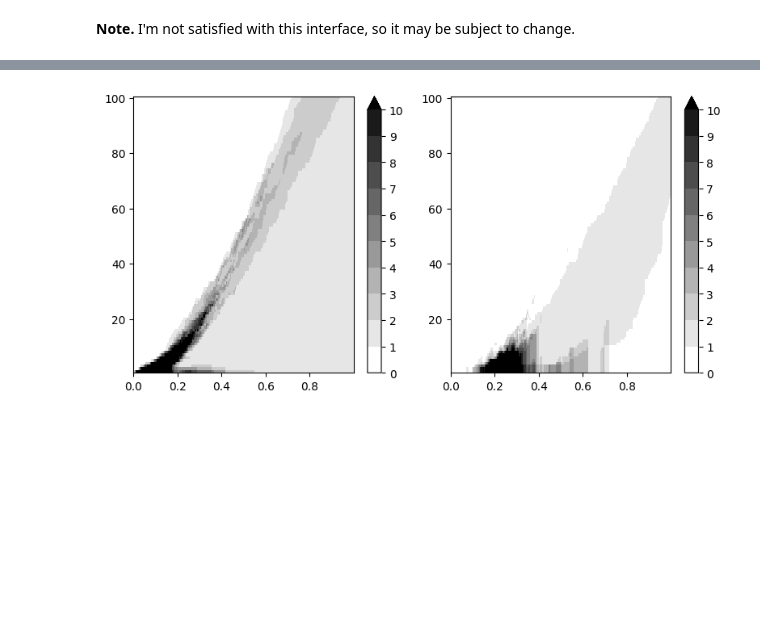
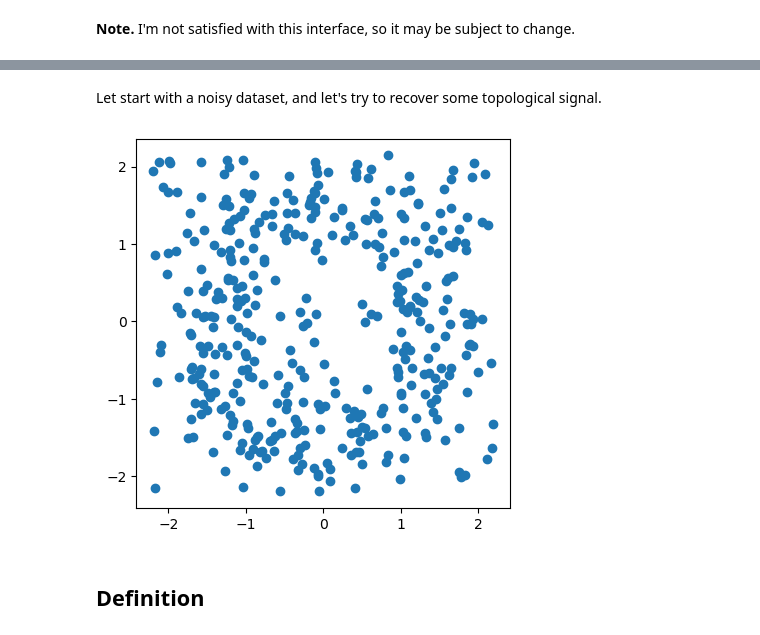
Before and after one commit to DavidLapous/multipers, a Jupyter notebook: docs/notebooks/degree_rips_interface.ipynb, the cells around one changed output, grey strips where cells are left out. Cells and saved outputs as stored; diff of their text form; code cells hidden in the pictures; blank space fills up the shorter version.

Commit message:
feat: updated degree-rips notebook

```diff
--- a/docs/notebooks/degree_rips_interface.ipynb
+++ b/docs/notebooks/degree_rips_interface.ipynb
@@ -48,5 +12,10 @@ plt.scatter(*X.T)
-# %%
-surfaces = function_rips_surface(st_multi, homological_degrees= [0,1], mobius_inversion=False, zero_pad=False)
-plot_surfaces(surfaces, discrete_surface=True)
-# %% [output]
-[figure, removed]
+# %% [markdown]
+Let start with a noisy dataset, and let's try to recover some topological signal.
+# %%
+np.random.seed(0)
+X = mp.data.noisy_annulus(200,200)
+plt.scatter(*X.T);plt.gca().set_aspect(1)
+# %% [output]
+[figure, added]
+# %% [markdown]
+## Definition
```
Also changed, not shown: parts of 23 cells of this notebook, 2 other files.
